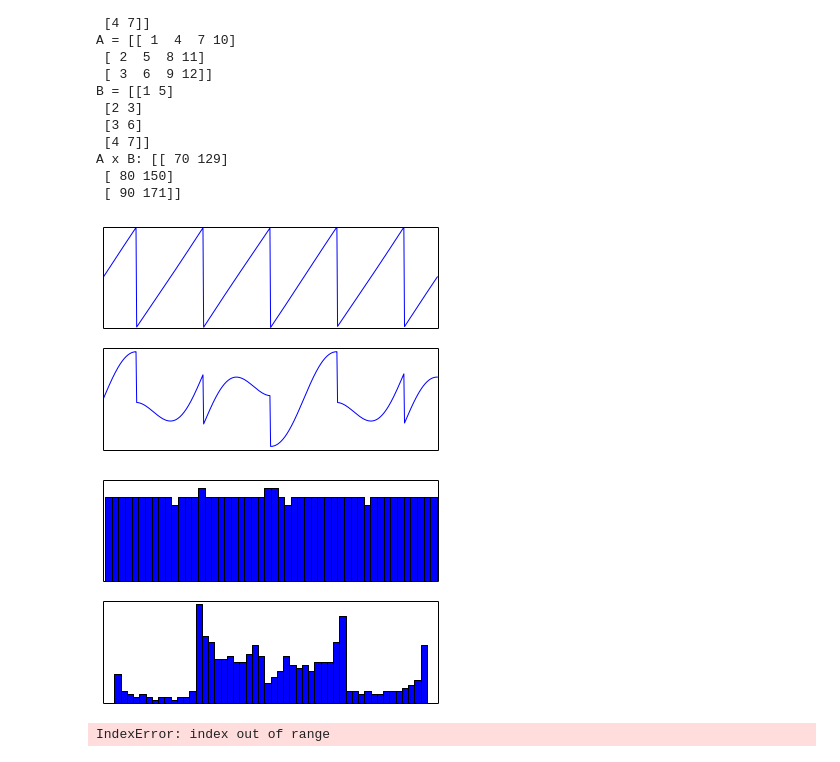
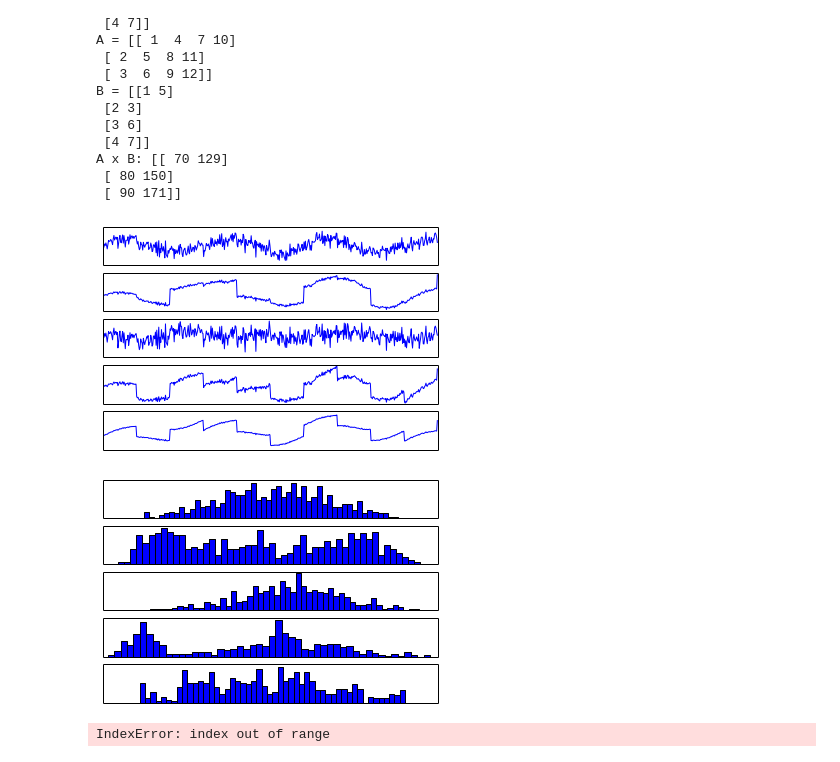
Before and after one commit to stablum/mlpm, a Jupyter notebook: testn3.ipynb, the cells around one changed output. Drawn from its saved outputs; the diff is of its cells as text; code cells hidden in the pictures.

```diff
--- a/testn3.ipynb
+++ b/testn3.ipynb
@@ -50,11 +50,11 @@ signal_length = 500
 t = linspace(0, 1, signal_length)
 # np.c_ Translates slice objects to concatenation along the second axis.
 #Real deal:
-#num_sources = 5
-#S = np.c_[sawtooth(t), sine_wave(t, 0.3), square_wave(t, 0.4), triangle_wave(t, 0.25), np.random.randn(t.size)].T
+num_sources = 5
+S = np.c_[sawtooth(t), sine_wave(t, 0.3), square_wave(t, 0.4), triangle_wave(t, 0.25), np.random.randn(t.size)].T
 #test withour noise:
-S = np.c_[sawtooth(t), sine_wave(t, 0.3)].T
-num_sources = 2
+#S = np.c_[sawtooth(t), sine_wave(t, 0.3)].T
+#num_sources = 2
 # %%
 print num_sources
 # %% [output]
@@ -142,25 +132,24 @@ A x B: [[ 70 129]
 # %%
 def make_mixtures(S, A):
     X = np.dot(A,S)
     return X
 
 
 
 
 Mnr = Snr = S.shape[0]
 Tnr = S.shape[1]
 
 # Real deal
-#A = random_nonsingular_matrix(Snr)
+A = random_nonsingular_matrix(Snr)
 
-# Testing:
-A = np.array([[0.99,0.01],[0.5, 0.5]])
+
 
 X = make_mixtures(S,A)
 
 plot_signals( X)
 # %% [output]
-[figure, old version]
+[figure, new version]
 # %%
 # prints a histogram for each row of X
 def plot_histograms(X, nrBins=10,showAxes=False):
@@ -187,7 +176,7 @@ def plot_histograms(X, nrBins=10,showAxes=False):
 
 plot_histograms(X,nrBins=50,showAxes=False)
 # %% [output]
-[figure, old version]
+[figure, new version]
 # %%
 act0 = lambda x : -tanh(x)
 sourceDistr0 = lambda x : math.exp ( - math.log( cosh(x)))
```
Also changed, not shown: parts of 12 cells of this notebook.
